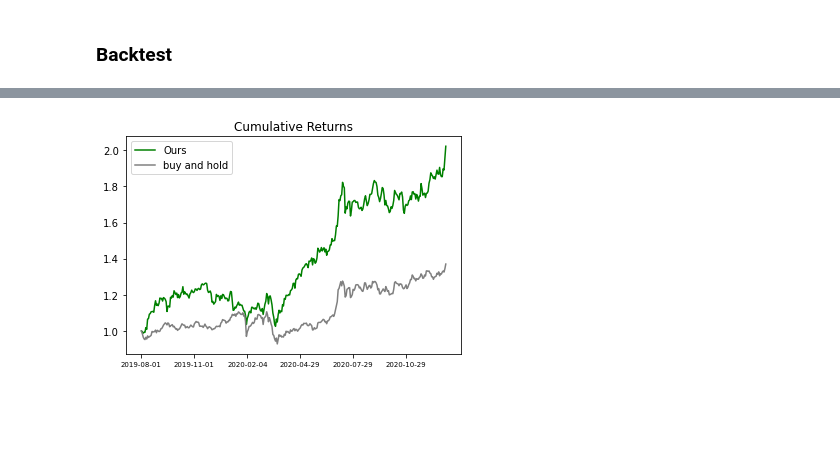
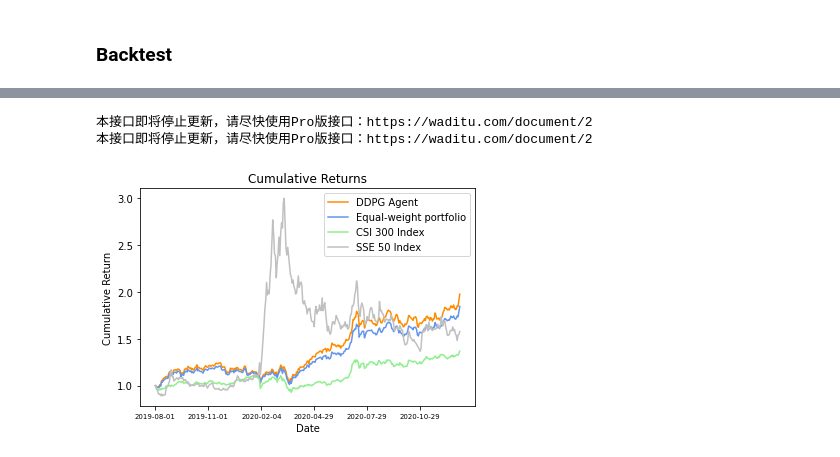
Before and after one commit to AI4Finance-Foundation/FinRL-Meta, a Jupyter notebook: Demo_China_A_share_market.ipynb, the cells around one changed output, grey strips where cells are left out. Cells and saved outputs as stored; diff of their text form; code cells hidden in the pictures; blank space fills up the shorter version.

```diff
--- a/Demo_China_A_share_market.ipynb
+++ b/Demo_China_A_share_market.ipynb
@@ -250,5 +230,8 @@ baseline_df
-# %%
-%matplotlib inline
-plotter.plot(df_account_value, baseline_df)
-# %% [output]
-[figure, removed]
+# %%
+%matplotlib inline
+plotter = ReturnPlotter(df_account_value, trade, val_start_date, val_stop_date)
+plotter.plot_all()
+# %% [output]
+本接口即将停止更新，请尽快使用Pro版接口：https://waditu.com/document/2
+本接口即将停止更新，请尽快使用Pro版接口：https://waditu.com/document/2
+[figure, added]
```
Also changed, not shown: parts of 12 cells of this notebook.
